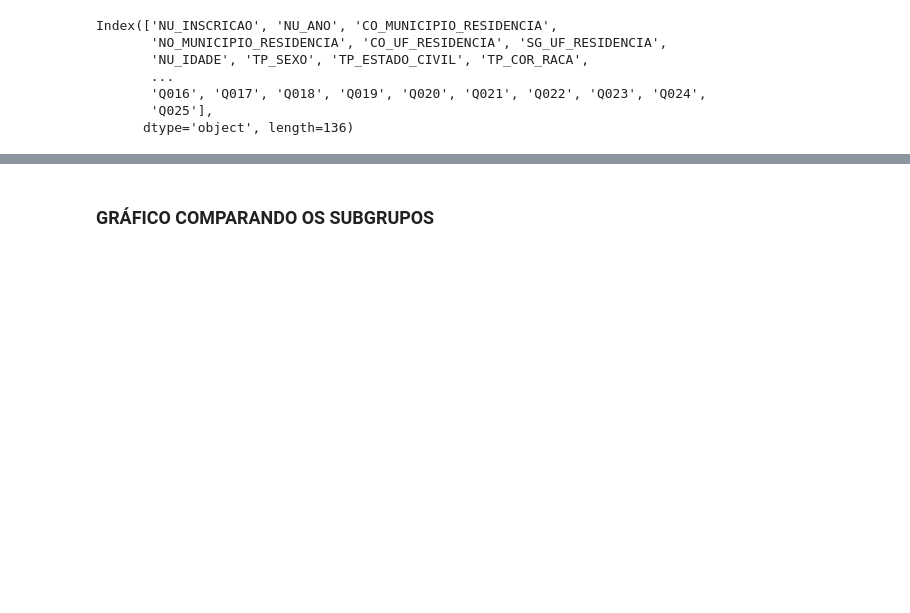
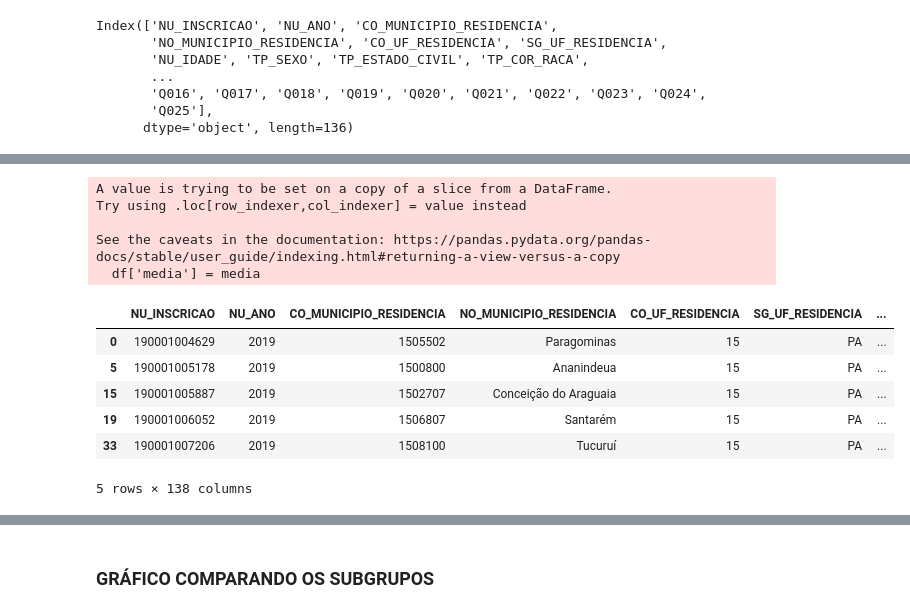
Before and after one commit to osbrabos/dataviz-enem, a Jupyter notebook: economical-analsysis.ipynb, the cells around one changed output, grey strips where cells are left out. Drawn from its saved outputs; the diff is of its cells as text; code cells hidden in the pictures; blank space fills up the shorter version.

```diff
--- a/economical-analsysis.ipynb
+++ b/economical-analsysis.ipynb
@@ -66,5 +66,5 @@ df
 # %%
-# 	Nenhuma renda.
+# 	Nenhuma renda. 0
 # Vou comparar com o Q
 
 # B	Até R$ 998,00
@@ -98,33 +98,50 @@ df['media'] = media
 # Subgrupo 0
 
 grupo_A = df.loc[df['Q006'] == 'A']
 
 #Subgrupo 1
 grupo_B = df.loc[df['Q006'] == 'B']
 grupo_C = df.loc[df['Q006'] == 'C']
 grupo_D = df.loc[df['Q006'] == 'D']
 grupo_E = df.loc[df['Q006'] == 'E']
 
 
 #Subgrupo 2
 grupo_F = df.loc[df['Q006'] == 'F']
 grupo_G = df.loc[df['Q006'] == 'G']
 grupo_H = df.loc[df['Q006'] == 'H']
 grupo_I = df.loc[df['Q006'] == 'I']
 
 #Subgrupo3
 grupo_J = df.loc[df['Q006'] == 'J']
 grupo_K = df.loc[df['Q006'] == 'K']
 grupo_L = df.loc[df['Q006'] == 'L']
 grupo_M = df.loc[df['Q006'] == 'M']
 
 
 #Subgrupo
 
 grupo_N = df.loc[df['Q006'] == 'N']
 grupo_O = df.loc[df['Q006'] == 'O']
 grupo_P = df.loc[df['Q006'] == 'P']
 grupo_Q = df.loc[df['Q006'] == 'Q']
+
+
+
+df.head()
+# %% [output]
+A value is trying to be set on a copy of a slice from a DataFrame.
+Try using .loc[row_indexer,col_indexer] = value instead
+
+See the caveats in the documentation: https://pandas.pydata.org/pandas-docs/stable/user_guide/indexing.html#returning-a-view-versus-a-copy
+  df['media'] = media
+|  | NU_INSCRICAO | NU_ANO | CO_MUNICIPIO_RESIDENCIA | NO_MUNICIPIO_RESIDENCIA | CO_UF_RESIDENCIA | SG_UF_RESIDENCIA | ... |
+| 0 | 190001004629 | 2019 | 1505502 | Paragominas | 15 | PA | ... |
+| 5 | 190001005178 | 2019 | 1500800 | Ananindeua | 15 | PA | ... |
+| 15 | 190001005887 | 2019 | 1502707 | Conceição do Araguaia | 15 | PA | ... |
+| 19 | 190001006052 | 2019 | 1506807 | Santarém | 15 | PA | ... |
+| 33 | 190001007206 | 2019 | 1508100 | Tucuruí | 15 | PA | ... |
+5 rows × 138 columns
 # %%
 fig, ax = plt.subplots(2, 2, figsize=(20, 10)) #cria uam figura com 1 linha, 2 colunas, de tamanho 20x10
 sns.kdeplot(grupo_B['media'], ax=ax[0,0], shade=True) # plota a distribuiçao da coluna age
```
Also changed, not shown: parts of 5 cells of this notebook.
